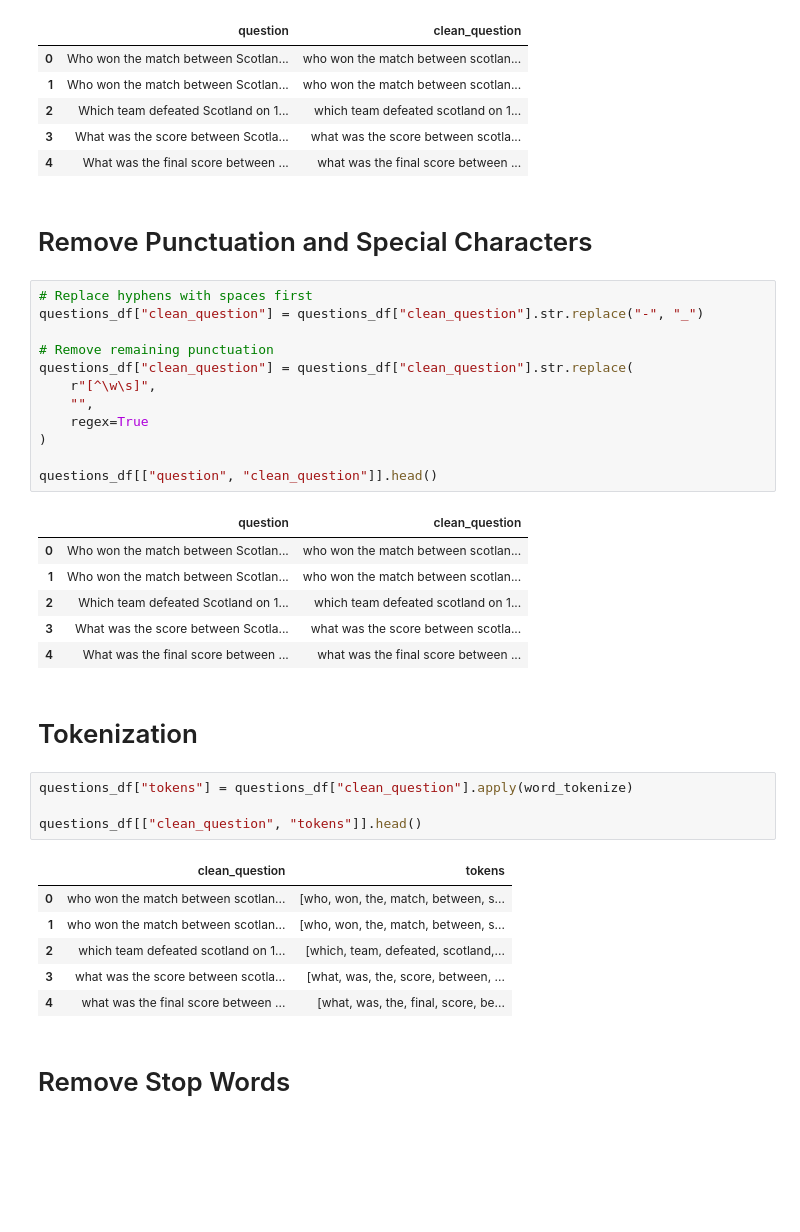
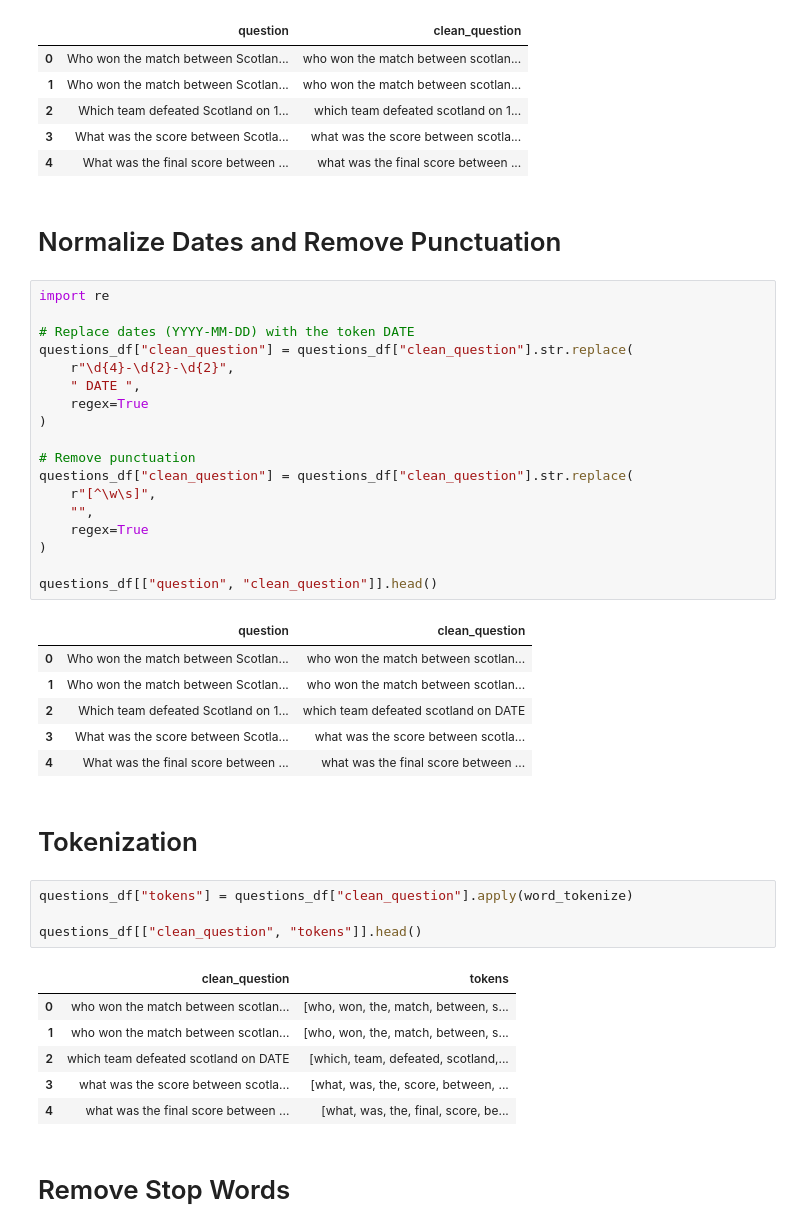
Before and after one commit to eshan14git/football-qa-nlp, a Jupyter notebook: notebooks/Disa_Football_NLQA_Project.ipynb, the cells around one changed output. Saved outputs shown, nothing was run; the diff lists cells and outputs as text; blank space fills up the shorter version.

```diff
--- a/notebooks/Disa_Football_NLQA_Project.ipynb
+++ b/notebooks/Disa_Football_NLQA_Project.ipynb
@@ -463,24 +465,30 @@ questions_df[["question", "clean_question"]].head()
 | 3 | What was the score between Scotla... | what was the score between scotla... |
 | 4 | What was the final score between ... | what was the final score between ... |
 # %% [markdown]
-# Remove Punctuation and Special Characters
+# Normalize Dates and Remove Punctuation
 # %%
-# Replace hyphens with spaces first
-questions_df["clean_question"] = questions_df["clean_question"].str.replace("-", "_")
+import re
 
-# Remove remaining punctuation
+# Replace dates (YYYY-MM-DD) with the token DATE
+questions_df["clean_question"] = questions_df["clean_question"].str.replace(
+    r"\d{4}-\d{2}-\d{2}",
+    " DATE ",
+    regex=True
+)
+
+# Remove punctuation
 questions_df["clean_question"] = questions_df["clean_question"].str.replace(
     r"[^\w\s]",
     "",
     regex=True
 )
 
 questions_df[["question", "clean_question"]].head()
 # %% [output]
 |  | question | clean_question |
 | 0 | Who won the match between Scotlan... | who won the match between scotlan... |
 | 1 | Who won the match between Scotlan... | who won the match between scotlan... |
-| 2 | Which team defeated Scotland on 1... | which team defeated scotland on 1... |
+| 2 | Which team defeated Scotland on 1... | which team defeated scotland on DATE |
 | 3 | What was the score between Scotla... | what was the score between scotla... |
 | 4 | What was the final score between ... | what was the final score between ... |
 # %% [markdown]
@@ -493,7 +501,7 @@ questions_df[["clean_question", "tokens"]].head()
 |  | clean_question | tokens |
 | 0 | who won the match between scotlan... | [who, won, the, match, between, s... |
 | 1 | who won the match between scotlan... | [who, won, the, match, between, s... |
-| 2 | which team defeated scotland on 1... | [which, team, defeated, scotland,... |
+| 2 | which team defeated scotland on DATE | [which, team, defeated, scotland,... |
 | 3 | what was the score between scotla... | [what, was, the, score, between, ... |
 | 4 | what was the final score between ... | [what, was, the, final, score, be... |
 # %% [markdown]
```
Also changed, not shown: parts of 22 cells of this notebook.
